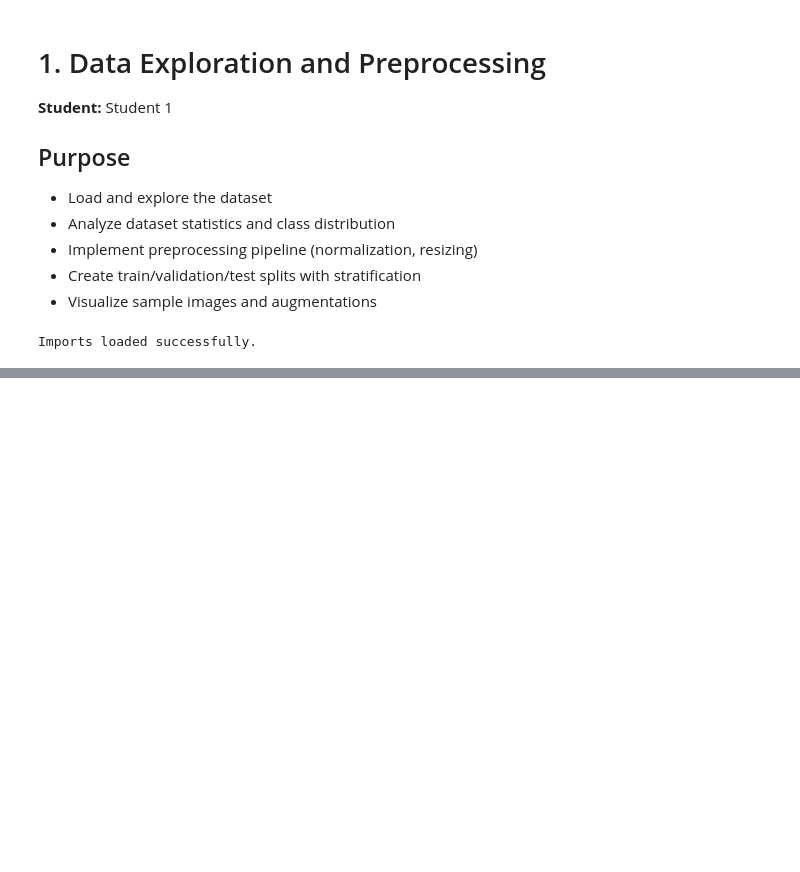
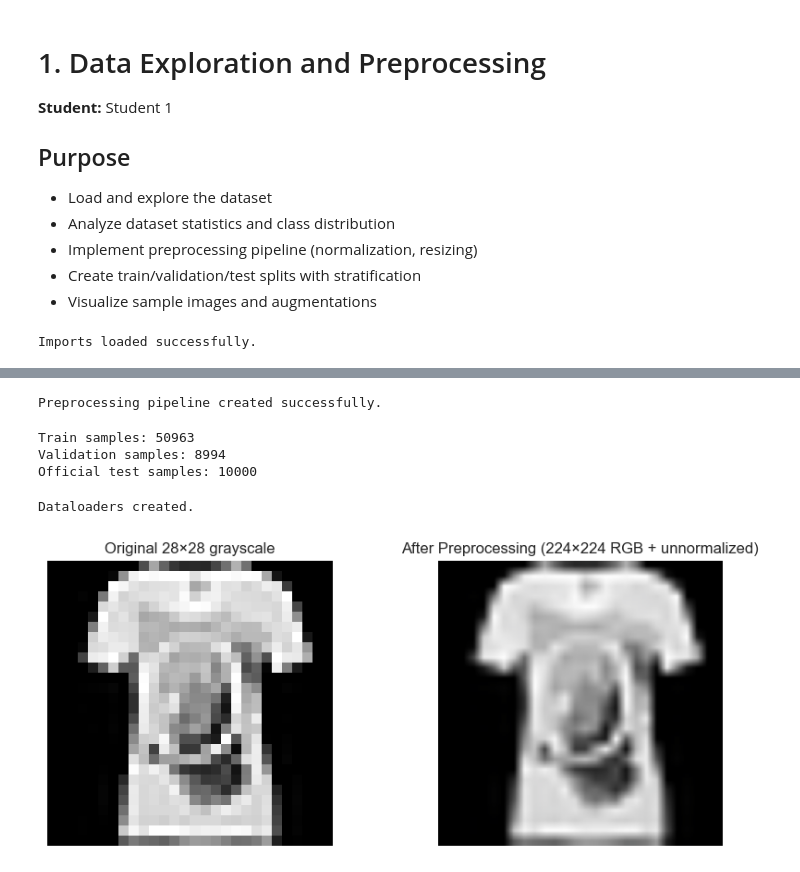
Before and after one commit to Skelligg/DL_Machine_Vision_Project, a Jupyter notebook: notebooks/01_eda_preprocessing.ipynb, the cells around one changed output, grey strips where cells are left out. Cells and saved outputs as stored; diff of their text form; code cells hidden in the pictures; blank space fills up the shorter version.

Commit message:
some changes and spotting duplicates in train set

```diff
--- a/notebooks/01_eda_preprocessing.ipynb
+++ b/notebooks/01_eda_preprocessing.ipynb
@@ -95,21 +248,5 @@ plt.show()
 # %%
-# TODO: Implement preprocessing pipeline
-
-# ---- Compute mean/std for normalization ----
-# Pixel values are in columns 1:785 (0-255)
-all_pixels = []
-
-for idx in tqdm(range(len(train_df)), desc="Computing mean/std"):
-    row = train_df.iloc[idx, 1:].values.astype(np.float32) / 255.0
-    all_pixels.append(row)
-
-all_pixels = np.concatenate(all_pixels)
-mean = float(all_pixels.mean())
-std = float(all_pixels.std())
-
-print("Dataset mean:", mean)
-print("Dataset std:", std)
-
+# Implement preprocessing pipeline
 
 # ---- Preprocessing pipeline for pretrained models ----
 preprocess_transform = transforms.Compose([
@@ -121,25 +258,28 @@ preprocess_transform = transforms.Compose([
     transforms.Resize((224, 224)),
     # convert to PyTorch tensor in [0,1]
     transforms.ToTensor(),
-    # normalize using ImageNet stats for pretrained model compatibility
+    # Normalize using ImageNet statistics to match pretrained backbone expectations
     transforms.Normalize(mean=[0.485, 0.456, 0.406],
                          std=[0.229, 0.224, 0.225])
 ])
 
 print("Preprocessing pipeline created successfully.")
+# %% [output]
+Preprocessing pipeline created successfully.
 # %%
-# TODO: Create train/validation/test splits
-
-# 70 / 15 / 15 split
-train_df_split, val_test_df = train_test_split(
-    train_df, test_size=0.30, stratify=train_df["label"], random_state=42
-)
-
-val_df, test_df_split = train_test_split(
-    val_test_df, test_size=0.50, stratify=val_test_df["label"], random_state=42
+# 85 / 15 train / validation split
+train_df_split, val_df = train_test_split(
+    train_df_dedup,
+    test_size=0.15,
+    stratify=train_df_dedup["label"],
+    random_state=42
 )
 
 print("Train samples:", len(train_df_split))
 print("Validation samples:", len(val_df))
-print("Test samples:", len(test_df_split))
+print("Official test samples:", len(test_df))
+# %% [output]
+Train samples: 50963
+Validation samples: 8994
+Official test samples: 10000
 # %%
@@ -166,46 +306,50 @@ class FashionMNISTCSV(Dataset):
 
         return img, label
 # %%
-# TODO: Create DataLoaders for train/validation/test
+# Create DataLoaders for train/validation/test
 
 batch_size = 64
 
 train_dataset = FashionMNISTCSV(train_df_split, transform=preprocess_transform)
 val_dataset = FashionMNISTCSV(val_df, transform=preprocess_transform)
-test_dataset = FashionMNISTCSV(test_df_split, transform=preprocess_transform)
+test_dataset = FashionMNISTCSV(test_df, transform=preprocess_transform)
 
 train_loader = DataLoader(train_dataset, batch_size=batch_size, shuffle=True, num_workers=0)
 val_loader = DataLoader(val_dataset, batch_size=batch_size, shuffle=False, num_workers=0)
 test_loader = DataLoader(test_dataset, batch_size=batch_size, shuffle=False, num_workers=0)
 
 print("Dataloaders created.")
+# %% [output]
+Dataloaders created.
 # %%
-# TODO: Visualize preprocessing pipeline: show before/after normalization
-sample_row = train_df.iloc[0, 1:].values.astype(np.uint8)
+#  Visualize preprocessing pipeline: show before/after normalization
+sample_row = train_df_split.iloc[0, 1:].values.astype(np.uint8)
 original_img = sample_row.reshape(28, 28)
 
 # Apply preprocessing
 processed_img = preprocess_transform(original_img)
 
 # Convert C×H×W → H×W×C for matplotlib
 processed_img_np = processed_img.permute(1, 2, 0).numpy()
 
 # Un-normalize for visualization using ImageNet stats
 imagenet_mean = np.array([0.485, 0.456, 0.406])
 imagenet_std = np.array([0.229, 0.224, 0.225])
 processed_img_np = processed_img_np * imagenet_std + imagenet_mean
 processed_img_np = np.clip(processed_img_np, 0, 1)
 
 plt.figure(figsize=(10, 4))
 
 plt.subplot(1, 2, 1)
 plt.imshow(original_img, cmap="gray")
 plt.title("Original 28×28 grayscale")
 plt.axis("off")
 
 plt.subplot(1, 2, 2)
 plt.imshow(processed_img_np)
 plt.title("After Preprocessing (224×224 RGB + unnormalized)")
 plt.axis("off")
 
 plt.show()
+# %% [output]
+[figure, added]
```
Also changed, not shown: parts of 8 cells of this notebook, 1 other file.
